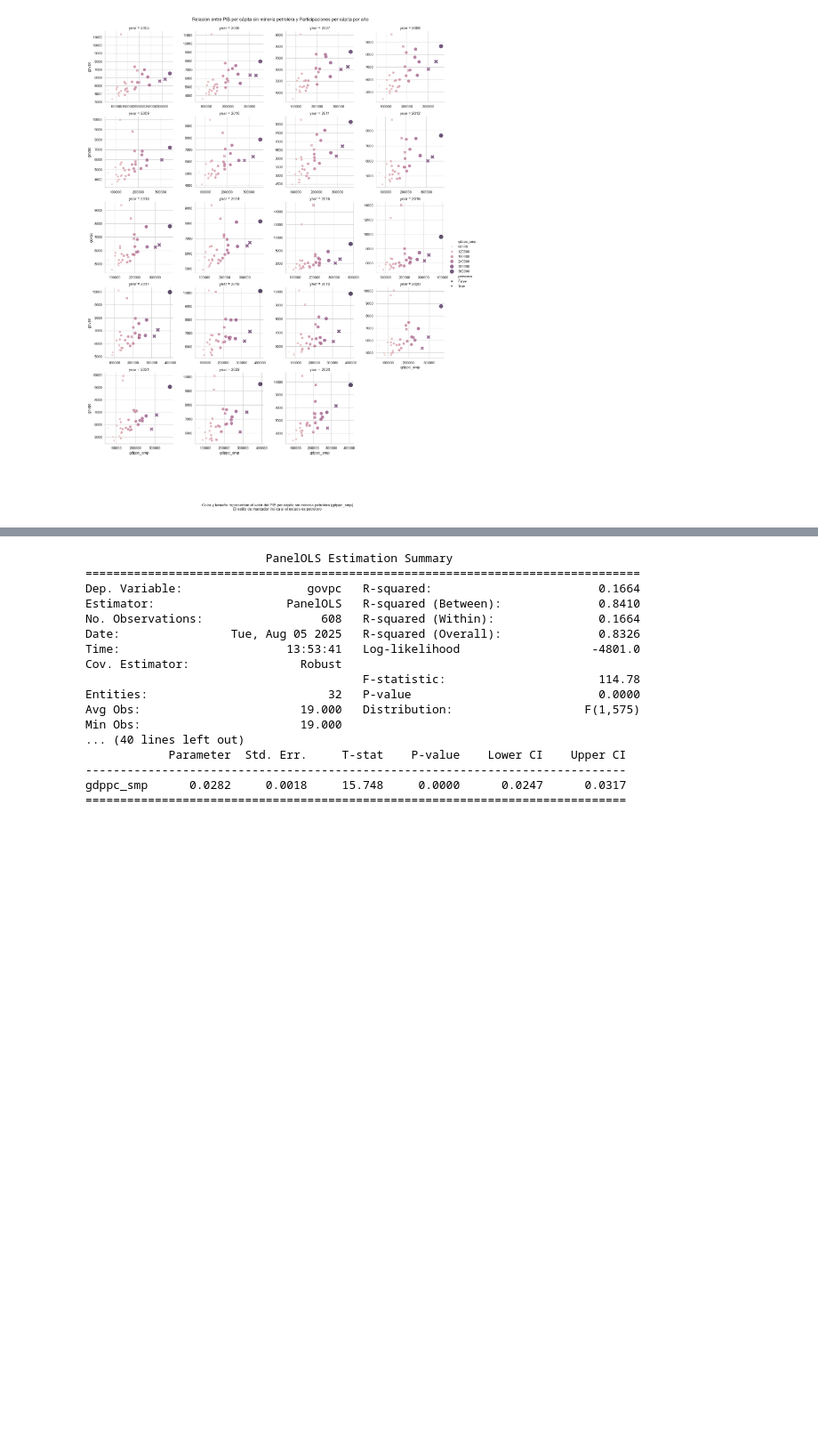
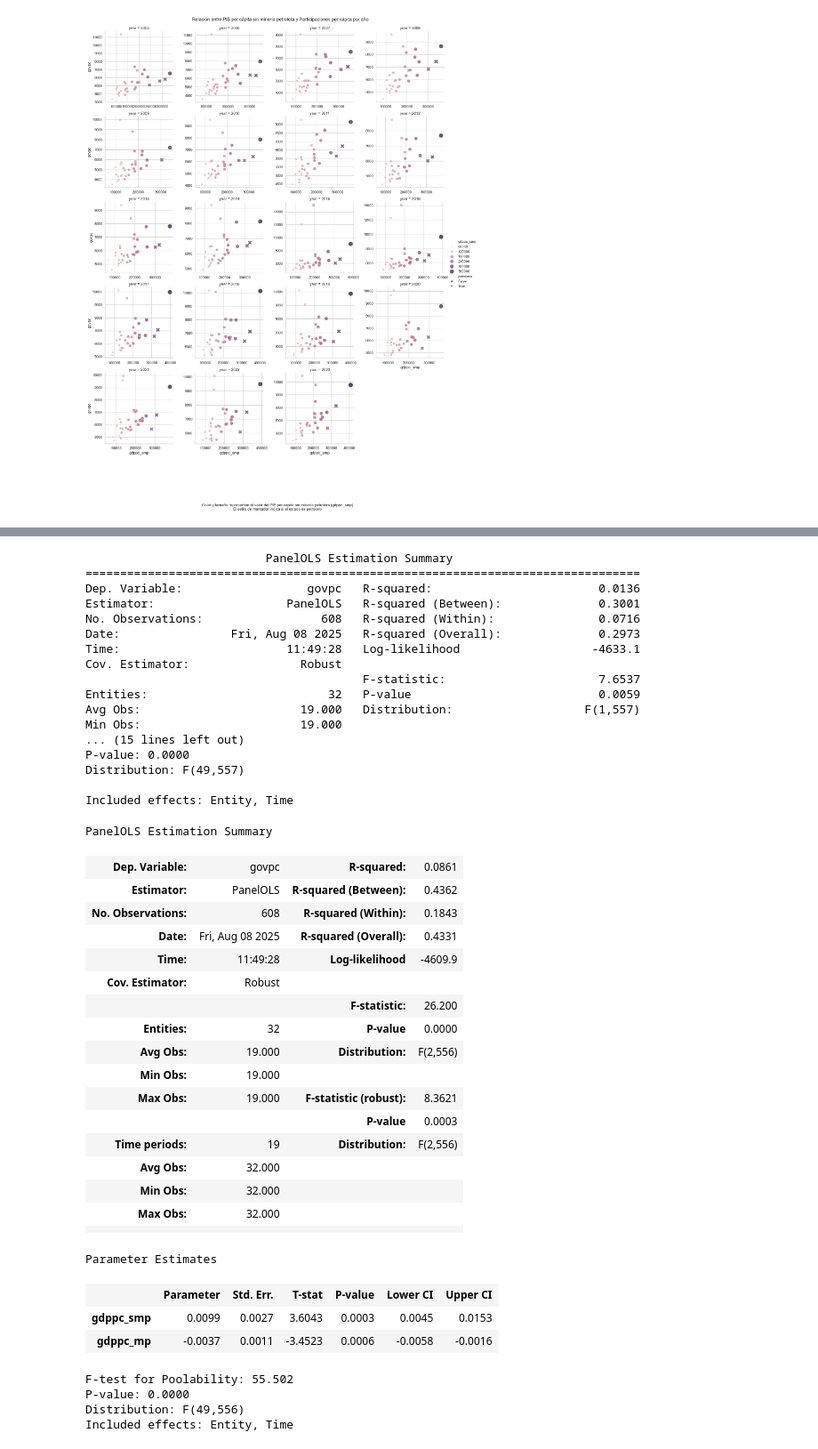
Before and after one commit to jadrk040507/nivelacion-fiscal, a Jupyter notebook: scripts/regressions.ipynb, the cells around one changed output, grey strips where cells are left out. Shown at 89% size. Drawn from its saved outputs; the diff is of its cells as text; code cells hidden in the pictures; blank space fills up the shorter version.

```diff
--- a/scripts/regressions.ipynb
+++ b/scripts/regressions.ipynb
@@ -278,7 +323,7 @@ from linearmodels import PanelOLS, RandomEffects
 from linearmodels.panel.results import compare
 
 # Preparar índice para panel
-df_panel = df.set_index(['Estado', 'year'])[['govpc', 'gdppc', 'gdppc_smp']].dropna()
+df_panel = df.set_index(['Estado', 'year'])[['govpc', 'gdppc', 'gdppc_mp', 'gdppc_smp']].dropna()
 # %%
 # ----------- Modelo con gdppc -----------
 
@@ -310,28 +355,59 @@ gdppc          0.0006     0.0016     0.3928     0.6946     -0.0025      0.0037
 # %%
 # ----------- Modelo con gdppc_smp -----------
 
-# Fixed Effects (Entity)
-fe_smp = PanelOLS.from_formula('govpc ~ gdppc_smp + EntityEffects', data=df_panel).fit(cov_type='robust')
+# Fixed Effects (Entity + Time)
+fe_smp = PanelOLS.from_formula('govpc ~ gdppc_smp + EntityEffects + TimeEffects', data=df_panel).fit(cov_type='robust')
 print(fe_smp.summary)
 
 # Random Effects
-re_smp = RandomEffects.from_formula('govpc ~ gdppc_smp', data=df_panel).fit(cov_type='robust')
-print(re_smp.summary)
+# re_smp = RandomEffects.from_formula('govpc ~ gdppc_smp', data=df_panel).fit(cov_type='robust')
+# print(re_smp.summary)
 # %% [output]
                           PanelOLS Estimation Summary
 ================================================================================
-Dep. Variable:                  govpc   R-squared:                        0.1664
-Estimator:                   PanelOLS   R-squared (Between):              0.8410
-No. Observations:                 608   R-squared (Within):               0.1664
-Date:                Tue, Aug 05 2025   R-squared (Overall):              0.8326
-Time:                        13:53:41   Log-likelihood                   -4801.0
+Dep. Variable:                  govpc   R-squared:                        0.0136
+Estimator:                   PanelOLS   R-squared (Between):              0.3001
+No. Observations:                 608   R-squared (Within):               0.0716
+Date:                Fri, Aug 08 2025   R-squared (Overall):              0.2973
+Time:                        11:49:28   Log-likelihood                   -4633.1
 Cov. Estimator:                Robust
-                                        F-statistic:                      114.78
-Entities:                          32   P-value                           0.0000
-Avg Obs:                       19.000   Distribution:                   F(1,575)
+                                        F-statistic:                      7.6537
+Entities:                          32   P-value                           0.0059
+Avg Obs:                       19.000   Distribution:                   F(1,557)
 Min Obs:                       19.000
-... (40 lines left out)
-            Parameter  Std. Err.     T-stat    P-value    Lower CI    Upper CI
-------------------------------------------------------------------------------
-gdppc_smp      0.0282     0.0018     15.748     0.0000      0.0247      0.0317
-==============================================================================
+... (15 lines left out)
+P-value: 0.0000
+Distribution: F(49,557)
+
+Included effects: Entity, Time
+# %%
+# Fixed Effects Decomposed gddpc (Entity + Time)
+fe_decom = PanelOLS.from_formula('govpc ~ gdppc_smp + gdppc_mp + EntityEffects + TimeEffects', data=df_panel).fit(cov_type='robust')
+fe_decom.summary
+# %% [output]
+PanelOLS Estimation Summary
+| Dep. Variable: | govpc | R-squared: | 0.0861 |
+| Estimator: | PanelOLS | R-squared (Between): | 0.4362 |
+| No. Observations: | 608 | R-squared (Within): | 0.1843 |
+| Date: | Fri, Aug 08 2025 | R-squared (Overall): | 0.4331 |
+| Time: | 11:49:28 | Log-likelihood | -4609.9 |
+| Cov. Estimator: | Robust |  |  |
+|  |  | F-statistic: | 26.200 |
+| Entities: | 32 | P-value | 0.0000 |
+| Avg Obs: | 19.000 | Distribution: | F(2,556) |
+| Min Obs: | 19.000 |  |  |
+| Max Obs: | 19.000 | F-statistic (robust): | 8.3621 |
+|  |  | P-value | 0.0003 |
+| Time periods: | 19 | Distribution: | F(2,556) |
+| Avg Obs: | 32.000 |  |  |
+| Min Obs: | 32.000 |  |  |
+| Max Obs: | 32.000 |  |  |
+|  |  |  |  |
+Parameter Estimates
+|  | Parameter | Std. Err. | T-stat | P-value | Lower CI | Upper CI |
+| gdppc_smp | 0.0099 | 0.0027 | 3.6043 | 0.0003 | 0.0045 | 0.0153 |
+| gdppc_mp | -0.0037 | 0.0011 | -3.4523 | 0.0006 | -0.0058 | -0.0016 |
+F-test for Poolability: 55.502
+P-value: 0.0000
+Distribution: F(49,556)
+Included effects: Entity, Time
```
Also changed, not shown: parts of 13 cells of this notebook, 2 other files.
